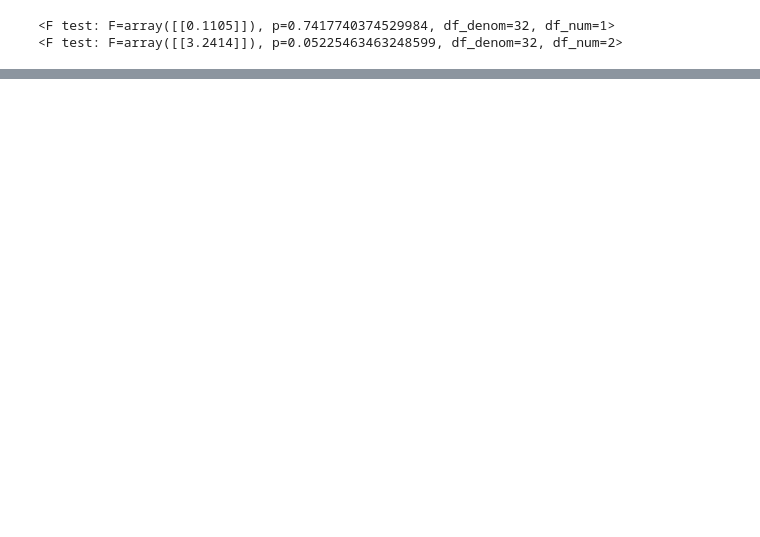
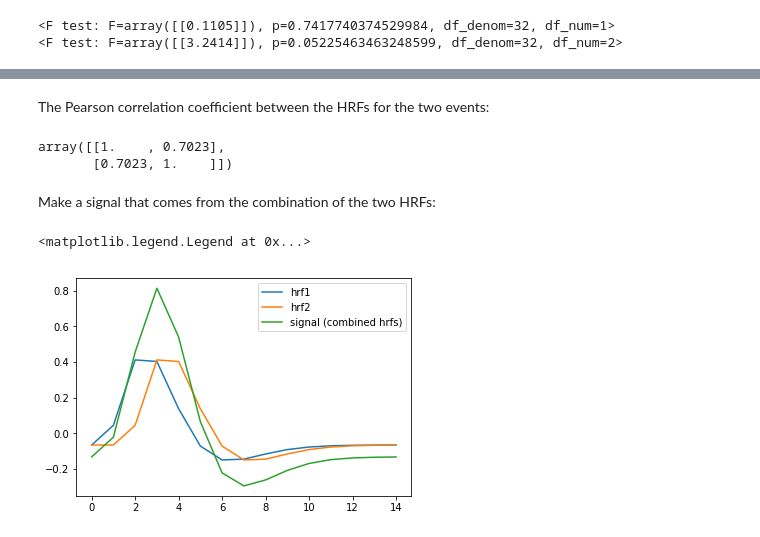
Before and after one commit to neurodatascience/course-materials-2020, a Jupyter notebook: lectures/14-may/02-intro-to-stats/intro-to-stats.ipynb, the cells around one changed output, grey strips where cells are left out. Saved outputs shown, nothing was run; the diff lists cells and outputs as text; code cells hidden in the pictures; blank space fills up the shorter version.

```diff
--- a/lectures/14-may/02-intro-to-stats/intro-to-stats.ipynb
+++ b/lectures/14-may/02-intro-to-stats/intro-to-stats.ipynb
@@ -669,0 +799,3 @@ print(modelfit.f_test([[0, 0, 1, 0, 0, 0],[0, 0, 0, 1, 0, 0]]))
+# %%
+times = np.arange(0, 30, 2)
+times
@@ -669,0 +810,15 @@ print(modelfit.f_test([[0, 0, 1, 0, 0, 0],[0, 0, 0, 1, 0, 0]]))
+# %%
+def spm_hrf(times):
+    """ Return values for SPM-like HRF at given times """
+    # Make output vector
+    values = np.zeros(len(times))
+    # Only evaluate gamma above 0 (undefined at <= 0)
+    valid_times = times[times > 0]
+    # Gamma pdf for the peak
+    peak_values = gamma.pdf(valid_times, 6)
+    # Gamma pdf for the undershoot
+    undershoot_values = gamma.pdf(valid_times, 12)
+    # Combine them, put back into values vector
+    values[times > 0] = peak_values - 0.35 * undershoot_values
+    # Scale area under curve to 1
+    return values / np.sum(values)
@@ -669,0 +828,7 @@ print(modelfit.f_test([[0, 0, 1, 0, 0, 0],[0, 0, 0, 1, 0, 0]]))
+# %%
+hrf1 = spm_hrf(times)
+hrf2 = spm_hrf(times - 2) # An HRF with 2 seconds (one TR) delay
+hrf1 = (hrf1 - hrf1.mean()) # Rescale and mean center
+hrf2 = (hrf2 - hrf2.mean())
+plt.plot(times, hrf1)
+plt.plot(times, hrf2)
@@ -669,0 +838,18 @@ print(modelfit.f_test([[0, 0, 1, 0, 0, 0],[0, 0, 0, 1, 0, 0]]))
+# %% [markdown]
+The Pearson correlation coefficient between the HRFs for the two events:
+# %%
+np.corrcoef(hrf1, hrf2)
+# %% [output]
+array([[1.    , 0.7023],
+       [0.7023, 1.    ]])
+# %% [markdown]
+Make a signal that comes from the combination of the two HRFs:
+# %%
+signal = hrf1 + hrf2
+plt.plot(hrf1, label='hrf1')
+plt.plot(hrf2, label='hrf2')
+plt.plot(signal, label='signal (combined hrfs)')
+plt.legend()
+# %% [output]
+<matplotlib.legend.Legend at 0x...>
+[figure, added]
```
Also changed, not shown: parts of 79 cells of this notebook, 1 other file.
